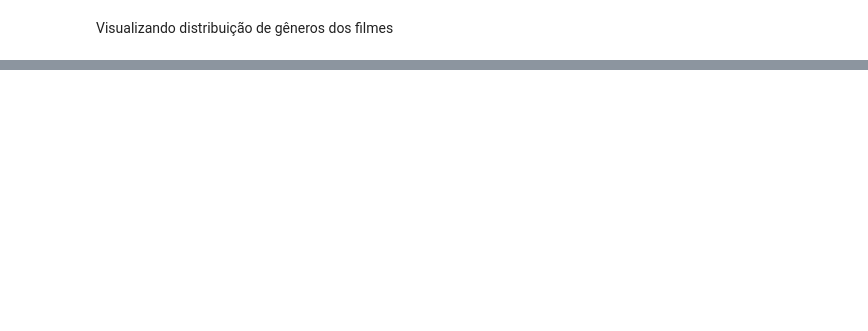
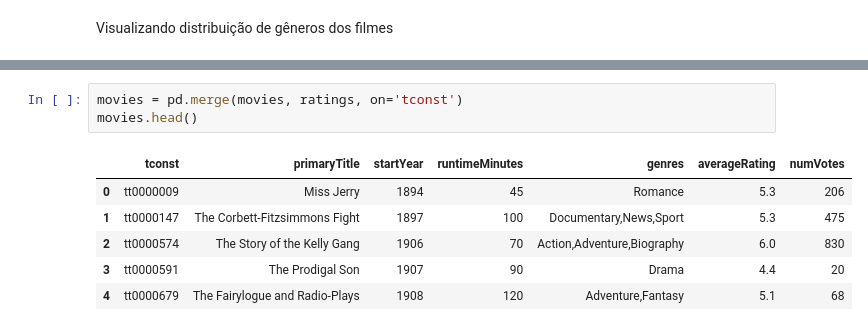
Before and after one commit to jacksonns/IMBD-Data-Visualization, a Jupyter notebook: data/imbd_data.ipynb, the cells around one changed output, grey strips where cells are left out. Drawn from its saved outputs; the diff is of its cells as text; blank space fills up the shorter version.

```diff
--- a/data/imbd_data.ipynb
+++ b/data/imbd_data.ipynb
@@ -159,0 +187,10 @@ Text(0.5, 1.0, 'Distribuição de gêneros dos filmes')
+# %%
+movies = pd.merge(movies, ratings, on='tconst')
+movies.head()
+# %% [output]
+|  | tconst | primaryTitle | startYear | runtimeMinutes | genres | averageRating | numVotes |
+| 0 | tt0000009 | Miss Jerry | 1894 | 45 | Romance | 5.3 | 206 |
+| 1 | tt0000147 | The Corbett-Fitzsimmons Fight | 1897 | 100 | Documentary,News,Sport | 5.3 | 475 |
+| 2 | tt0000574 | The Story of the Kelly Gang | 1906 | 70 | Action,Adventure,Biography | 6.0 | 830 |
+| 3 | tt0000591 | The Prodigal Son | 1907 | 90 | Drama | 4.4 | 20 |
+| 4 | tt0000679 | The Fairylogue and Radio-Plays | 1908 | 120 | Adventure,Fantasy | 5.1 | 68 |
```
Also changed, not shown: parts of 38 cells of this notebook, 5 other files.
